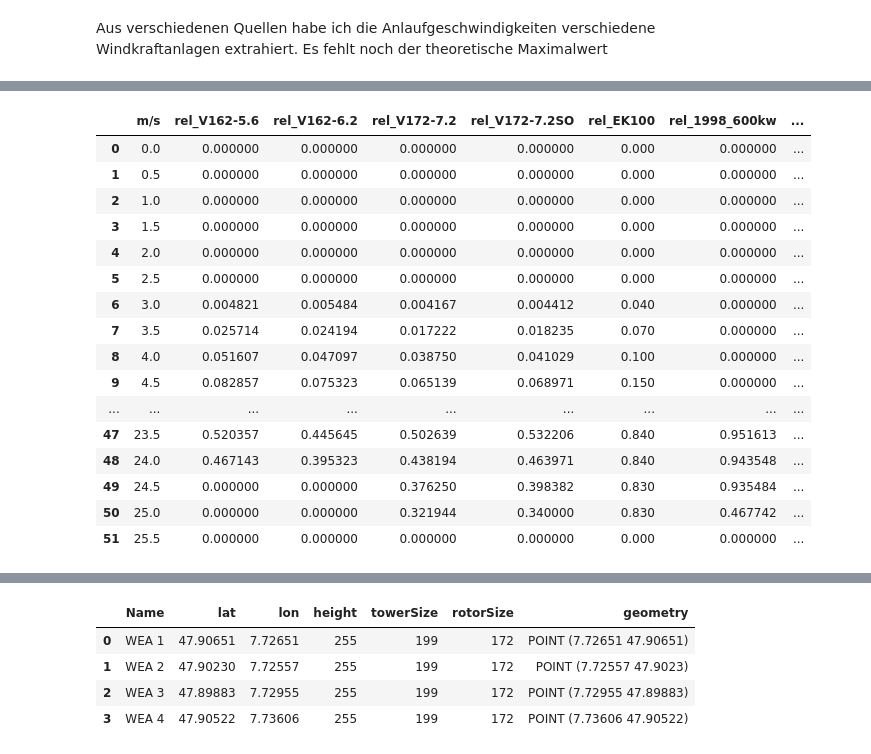
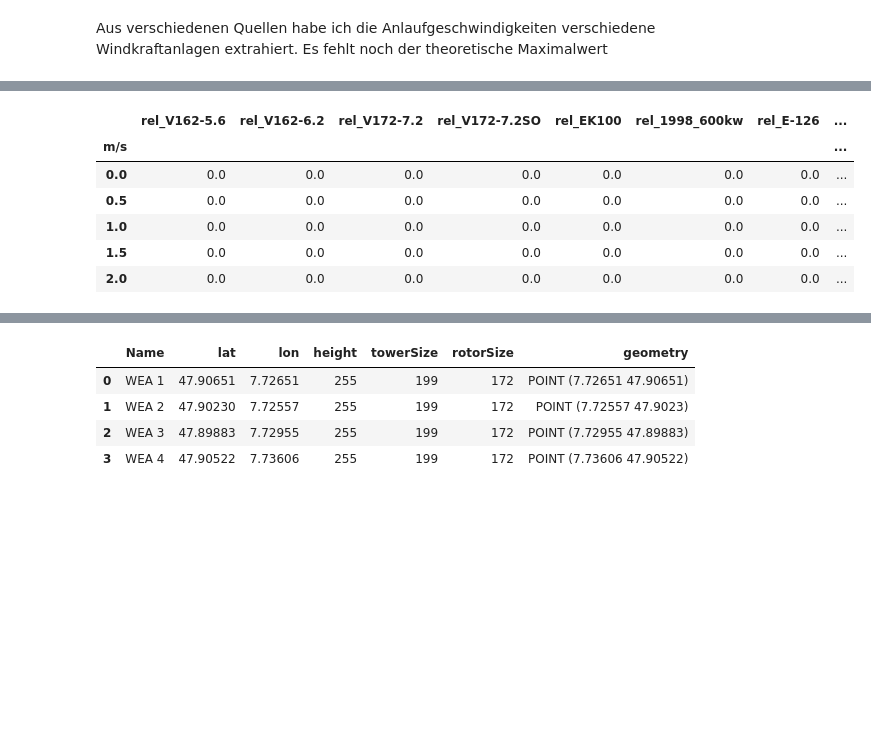
Before and after one commit to strubbi77/breisgauwind, a Jupyter notebook: Untitled.ipynb, the cells around one changed output, grey strips where cells are left out. Saved outputs shown, nothing was run; the diff lists cells and outputs as text; code cells hidden in the pictures; blank space fills up the shorter version.

```diff
--- a/Untitled.ipynb
+++ b/Untitled.ipynb
@@ -165,6 +172,8 @@ DayAheadPrices.head()
 Aus verschiedenen Quellen habe ich die Anlaufgeschwindigkeiten verschiedene Windkraftanlagen extrahiert. Es fehlt noch der theoretische Maximalwert
 # %%
 Windkraft_je_ms=pd.read_csv('Windanlagen_kw_pro_ms.csv',sep=';')
-Windkraft_je_ms['max W/m²']=pow(Windkraft_je_ms['m/s'],3)*1.2
+Windkraft_je_ms['max W/m²']=Windkraft_je_ms.apply(lambda row: pow(min(row['m/s'],15),3)*0.5*1.2, axis= 1)
+Windkraft_je_ms['m/s cp']=Windkraft_je_ms['m/s']
+Windkraft_je_ms.set_index('m/s',drop=True,inplace=True)
 Windkraft_je_ms.head()
 # %% [output]
@@ -177,6 +187,6 @@ Windkraft_je_ms.head()
 # %%
 Windkraft_je_ms_rel=pd.DataFrame()
-Windkraft_je_ms_rel['m/s']=Windkraft_je_ms['m/s']
+#Windkraft_je_ms_rel['m/s']=Windkraft_je_ms['m/s']
 Windkraft_je_ms_rel['rel_V162-5.6']=Windkraft_je_ms['V162-5.6']/Windkraft_je_ms['V162-5.6'].max()
 Windkraft_je_ms_rel['rel_V162-6.2']=Windkraft_je_ms['V162-6.2']/Windkraft_je_ms['V162-6.2'].max()
 Windkraft_je_ms_rel['rel_V172-7.2']=Windkraft_je_ms['V172-7.2']/Windkraft_je_ms['V172-7.2'].max()
@@ -187,5 +197,5 @@ Windkraft_je_ms_rel['rel_E-126']=Windkraft_je_ms['E-126']/Windkraft_je_ms['E-126
 Windkraft_je_ms_rel['rel_Kitepower_Hawk']=Windkraft_je_ms['Kitepower_Hawk']/Windkraft_je_ms['Kitepower_Hawk'].max()
 Windkraft_je_ms_rel['rel_Kitepower_Falcon']=Windkraft_je_ms['Kitepower_Falcon']/Windkraft_je_ms['Kitepower_Falcon'].max()
 Windkraft_je_ms_rel['rel_SkySails_PN-14']=Windkraft_je_ms['SkySails_PN-14']/Windkraft_je_ms['SkySails_PN-14'].max()
-Windkraft_je_ms_rel
+Windkraft_je_ms_rel.head()
 # %% [output]
@@ -209,26 +209,16 @@ Windkraft_je_ms_rel
 # %%
-rel_max=Windkraft_je_ms[Windkraft_je_ms['m/s']==10]['max W/m²'].values[0]
+rel_max=Windkraft_je_ms[Windkraft_je_ms.index==10]['max W/m²'].values[0]
 Windkraft_je_ms_rel['gek max W/m² 10']=Windkraft_je_ms['max W/m²']/rel_max
-rel_max=Windkraft_je_ms[Windkraft_je_ms['m/s']==15]['max W/m²'].values[0]
+rel_max=Windkraft_je_ms[Windkraft_je_ms.index==15]['max W/m²'].values[0]
 Windkraft_je_ms_rel['gek max W/m² 15']=Windkraft_je_ms['max W/m²']/rel_max
-Windkraft_je_ms_rel
+Windkraft_je_ms_rel.head()
 # %% [output]
-|  | m/s | rel_V162-5.6 | rel_V162-6.2 | rel_V172-7.2 | rel_V172-7.2SO | rel_EK100 | rel_1998_600kw | ... |
-| 0 | 0.0 | 0.000000 | 0.000000 | 0.000000 | 0.000000 | 0.000 | 0.000000 | ... |
-| 1 | 0.5 | 0.000000 | 0.000000 | 0.000000 | 0.000000 | 0.000 | 0.000000 | ... |
-| 2 | 1.0 | 0.000000 | 0.000000 | 0.000000 | 0.000000 | 0.000 | 0.000000 | ... |
-| 3 | 1.5 | 0.000000 | 0.000000 | 0.000000 | 0.000000 | 0.000 | 0.000000 | ... |
-| 4 | 2.0 | 0.000000 | 0.000000 | 0.000000 | 0.000000 | 0.000 | 0.000000 | ... |
-| 5 | 2.5 | 0.000000 | 0.000000 | 0.000000 | 0.000000 | 0.000 | 0.000000 | ... |
-| 6 | 3.0 | 0.004821 | 0.005484 | 0.004167 | 0.004412 | 0.040 | 0.000000 | ... |
-| 7 | 3.5 | 0.025714 | 0.024194 | 0.017222 | 0.018235 | 0.070 | 0.000000 | ... |
-| 8 | 4.0 | 0.051607 | 0.047097 | 0.038750 | 0.041029 | 0.100 | 0.000000 | ... |
-| 9 | 4.5 | 0.082857 | 0.075323 | 0.065139 | 0.068971 | 0.150 | 0.000000 | ... |
-| ... | ... | ... | ... | ... | ... | ... | ... | ... |
-| 47 | 23.5 | 0.520357 | 0.445645 | 0.502639 | 0.532206 | 0.840 | 0.951613 | ... |
-| 48 | 24.0 | 0.467143 | 0.395323 | 0.438194 | 0.463971 | 0.840 | 0.943548 | ... |
-| 49 | 24.5 | 0.000000 | 0.000000 | 0.376250 | 0.398382 | 0.830 | 0.935484 | ... |
-| 50 | 25.0 | 0.000000 | 0.000000 | 0.321944 | 0.340000 | 0.830 | 0.467742 | ... |
-| 51 | 25.5 | 0.000000 | 0.000000 | 0.000000 | 0.000000 | 0.000 | 0.000000 | ... |
+|  | rel_V162-5.6 | rel_V162-6.2 | rel_V172-7.2 | rel_V172-7.2SO | rel_EK100 | rel_1998_600kw | rel_E-126 | ... |
+| m/s |  |  |  |  |  |  |  | ... |
+| 0.0 | 0.0 | 0.0 | 0.0 | 0.0 | 0.0 | 0.0 | 0.0 | ... |
+| 0.5 | 0.0 | 0.0 | 0.0 | 0.0 | 0.0 | 0.0 | 0.0 | ... |
+| 1.0 | 0.0 | 0.0 | 0.0 | 0.0 | 0.0 | 0.0 | 0.0 | ... |
+| 1.5 | 0.0 | 0.0 | 0.0 | 0.0 | 0.0 | 0.0 | 0.0 | ... |
+| 2.0 | 0.0 | 0.0 | 0.0 | 0.0 | 0.0 | 0.0 | 0.0 | ... |
 # %%
 fig = plt.figure()
```
Also changed, not shown: parts of 15 cells of this notebook.
